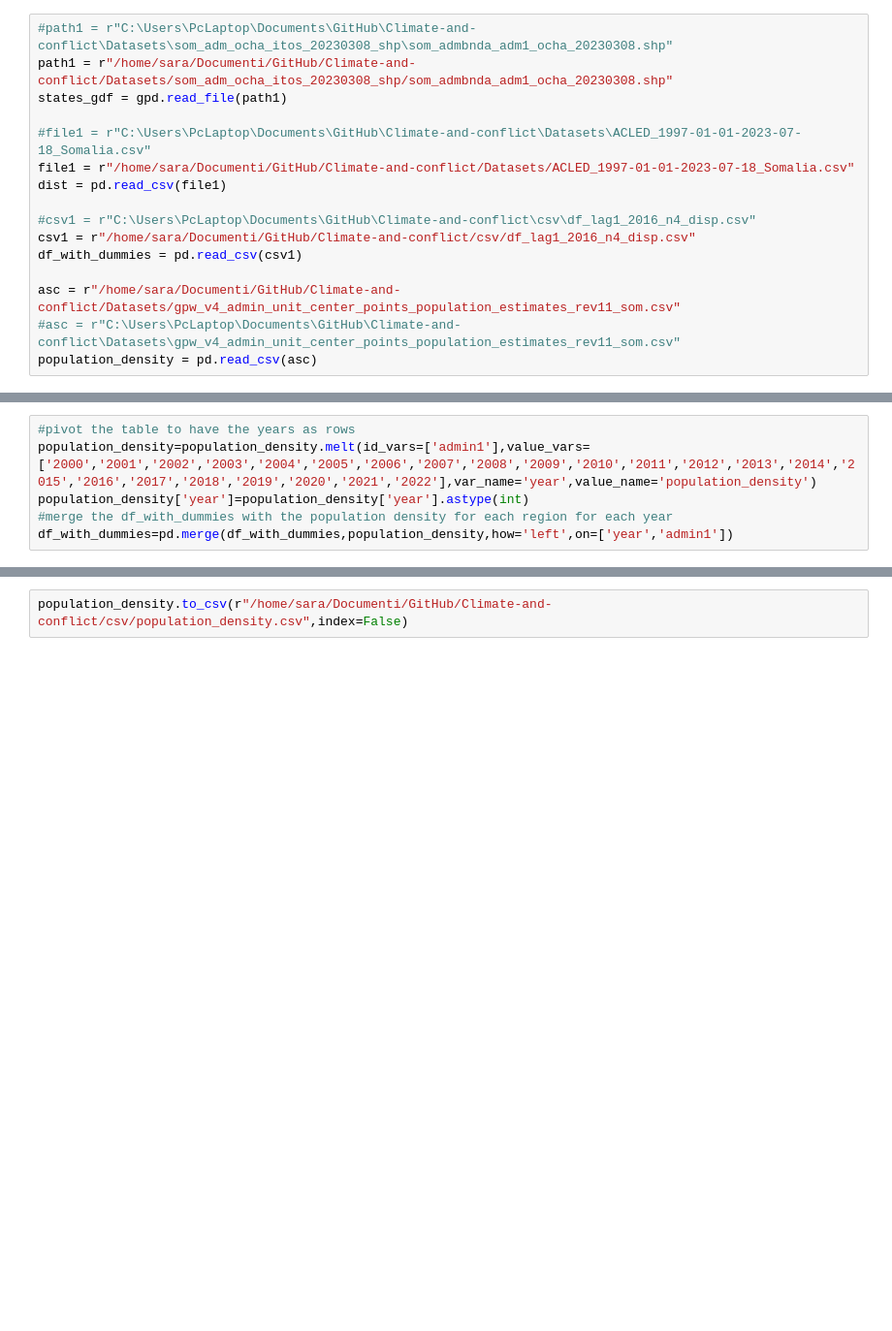
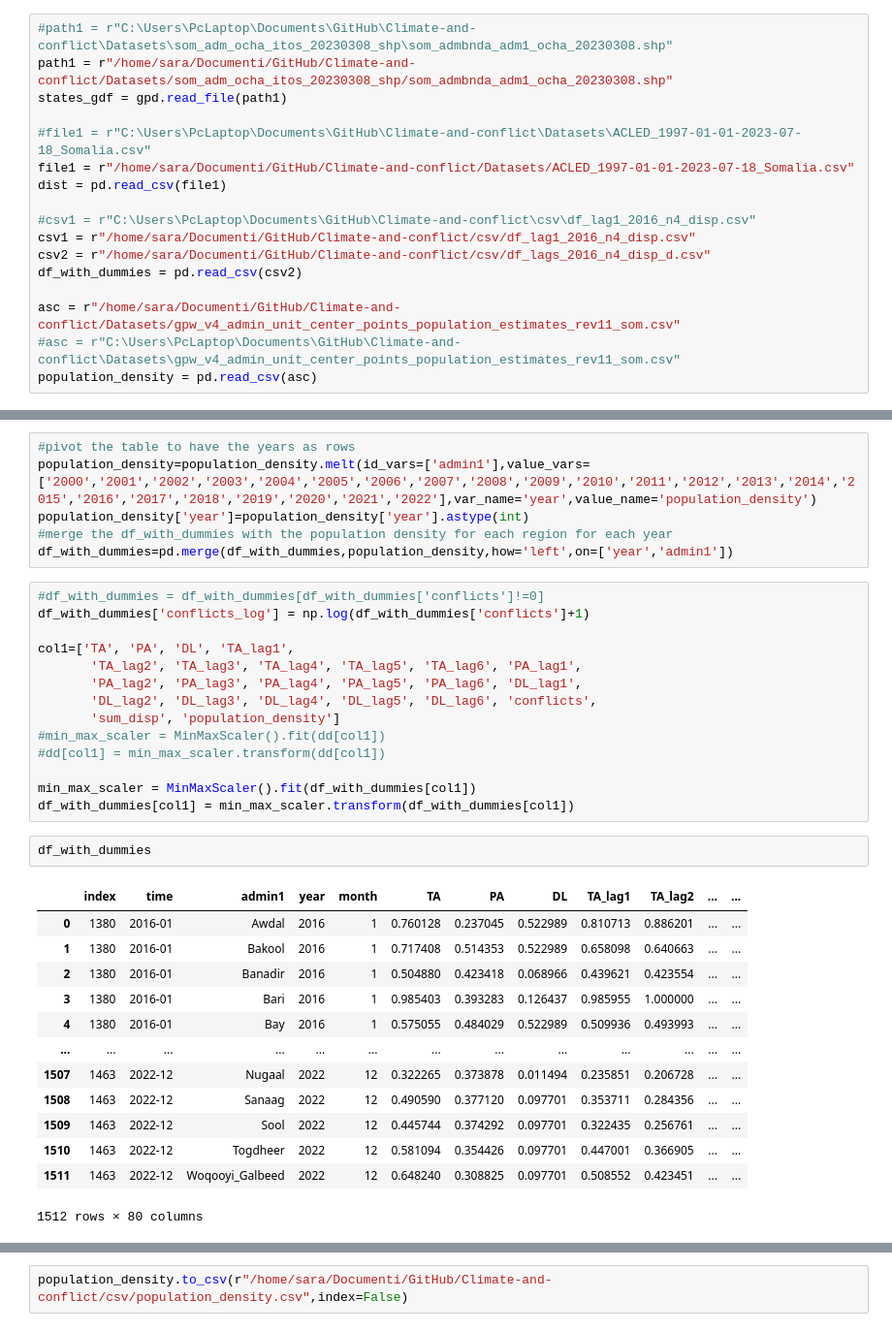
Before and after one commit to saraghivarello/Climate-and-conflict, a Jupyter notebook: pop_density.ipynb, the cells around one changed output, grey strips where cells are left out. Shown at 97% size. Cells and saved outputs as stored; diff of their text form; blank space fills up the shorter version.

```diff
--- a/pop_density.ipynb
+++ b/pop_density.ipynb
@@ -18,7 +20,8 @@ dist = pd.read_csv(file1)
 
 #csv1 = r"C:\Users\PcLaptop\Documents\GitHub\Climate-and-conflict\csv\df_lag1_2016_n4_disp.csv"
 csv1 = r"/home/sara/Documenti/GitHub/Climate-and-conflict/csv/df_lag1_2016_n4_disp.csv"
-df_with_dummies = pd.read_csv(csv1)
+csv2 = r"/home/sara/Documenti/GitHub/Climate-and-conflict/csv/df_lags_2016_n4_disp_d.csv"
+df_with_dummies = pd.read_csv(csv2)
 
 asc = r"/home/sara/Documenti/GitHub/Climate-and-conflict/Datasets/gpw_v4_admin_unit_center_points_population_estimates_rev11_som.csv"
 #asc = r"C:\Users\PcLaptop\Documents\GitHub\Climate-and-conflict\Datasets\gpw_v4_admin_unit_center_points_population_estimates_rev11_som.csv"
@@ -76,3 +58,33 @@ population_density=population_density.melt(id_vars=['admin1'],value_vars=['2000'
 population_density['year']=population_density['year'].astype(int)
 #merge the df_with_dummies with the population density for each region for each year
 df_with_dummies=pd.merge(df_with_dummies,population_density,how='left',on=['year','admin1'])
+# %%
+#df_with_dummies = df_with_dummies[df_with_dummies['conflicts']!=0]
+df_with_dummies['conflicts_log'] = np.log(df_with_dummies['conflicts']+1)
+
+col1=['TA', 'PA', 'DL', 'TA_lag1',
+       'TA_lag2', 'TA_lag3', 'TA_lag4', 'TA_lag5', 'TA_lag6', 'PA_lag1',
+       'PA_lag2', 'PA_lag3', 'PA_lag4', 'PA_lag5', 'PA_lag6', 'DL_lag1',
+       'DL_lag2', 'DL_lag3', 'DL_lag4', 'DL_lag5', 'DL_lag6', 'conflicts',
+       'sum_disp', 'population_density']
+#min_max_scaler = MinMaxScaler().fit(dd[col1])
+#dd[col1] = min_max_scaler.transform(dd[col1])
+
+min_max_scaler = MinMaxScaler().fit(df_with_dummies[col1])
+df_with_dummies[col1] = min_max_scaler.transform(df_with_dummies[col1])
+# %%
+df_with_dummies
+# %% [output]
+|  | index | time | admin1 | year | month | TA | PA | DL | TA_lag1 | TA_lag2 | ... | ... |
+| 0 | 1380 | 2016-01 | Awdal | 2016 | 1 | 0.760128 | 0.237045 | 0.522989 | 0.810713 | 0.886201 | ... | ... |
+| 1 | 1380 | 2016-01 | Bakool | 2016 | 1 | 0.717408 | 0.514353 | 0.522989 | 0.658098 | 0.640663 | ... | ... |
+| 2 | 1380 | 2016-01 | Banadir | 2016 | 1 | 0.504880 | 0.423418 | 0.068966 | 0.439621 | 0.423554 | ... | ... |
+| 3 | 1380 | 2016-01 | Bari | 2016 | 1 | 0.985403 | 0.393283 | 0.126437 | 0.985955 | 1.000000 | ... | ... |
+| 4 | 1380 | 2016-01 | Bay | 2016 | 1 | 0.575055 | 0.484029 | 0.522989 | 0.509936 | 0.493993 | ... | ... |
+| ... | ... | ... | ... | ... | ... | ... | ... | ... | ... | ... | ... | ... |
+| 1507 | 1463 | 2022-12 | Nugaal | 2022 | 12 | 0.322265 | 0.373878 | 0.011494 | 0.235851 | 0.206728 | ... | ... |
+| 1508 | 1463 | 2022-12 | Sanaag | 2022 | 12 | 0.490590 | 0.377120 | 0.097701 | 0.353711 | 0.284356 | ... | ... |
+| 1509 | 1463 | 2022-12 | Sool | 2022 | 12 | 0.445744 | 0.374292 | 0.097701 | 0.322435 | 0.256761 | ... | ... |
+| 1510 | 1463 | 2022-12 | Togdheer | 2022 | 12 | 0.581094 | 0.354426 | 0.097701 | 0.447001 | 0.366905 | ... | ... |
+| 1511 | 1463 | 2022-12 | Woqooyi_Galbeed | 2022 | 12 | 0.648240 | 0.308825 | 0.097701 | 0.508552 | 0.423451 | ... | ... |
+1512 rows × 80 columns
```
Also changed, not shown: parts of 3 cells of this notebook, 26 other files.
